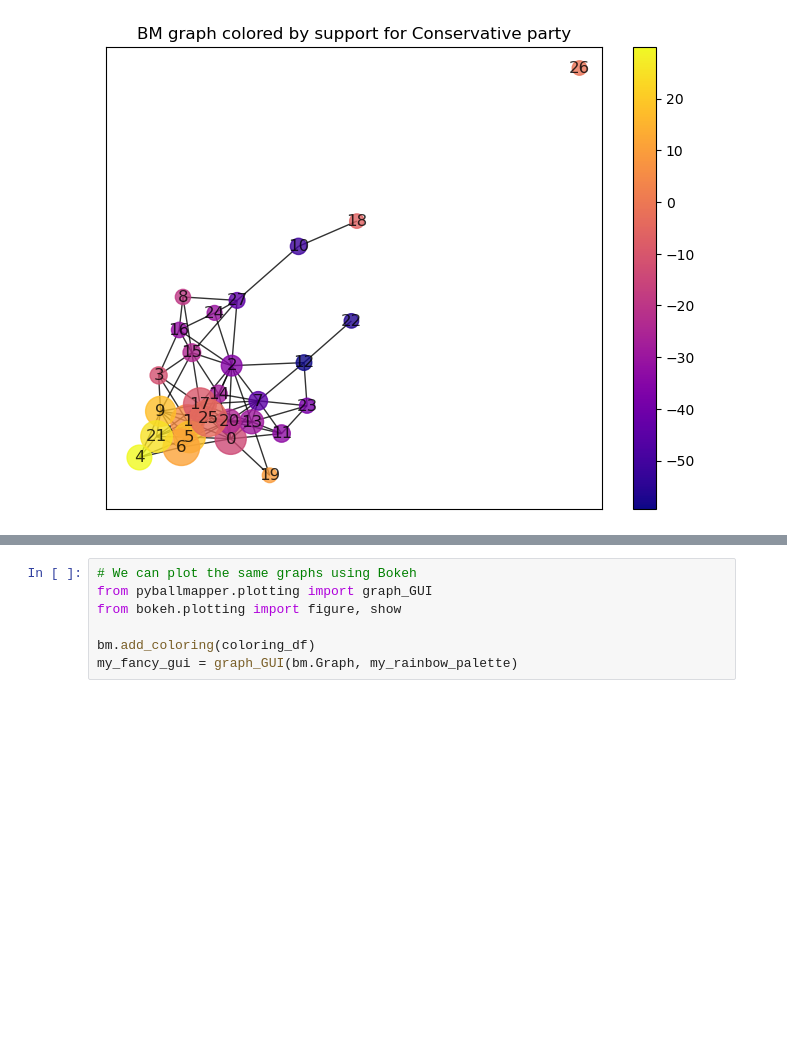
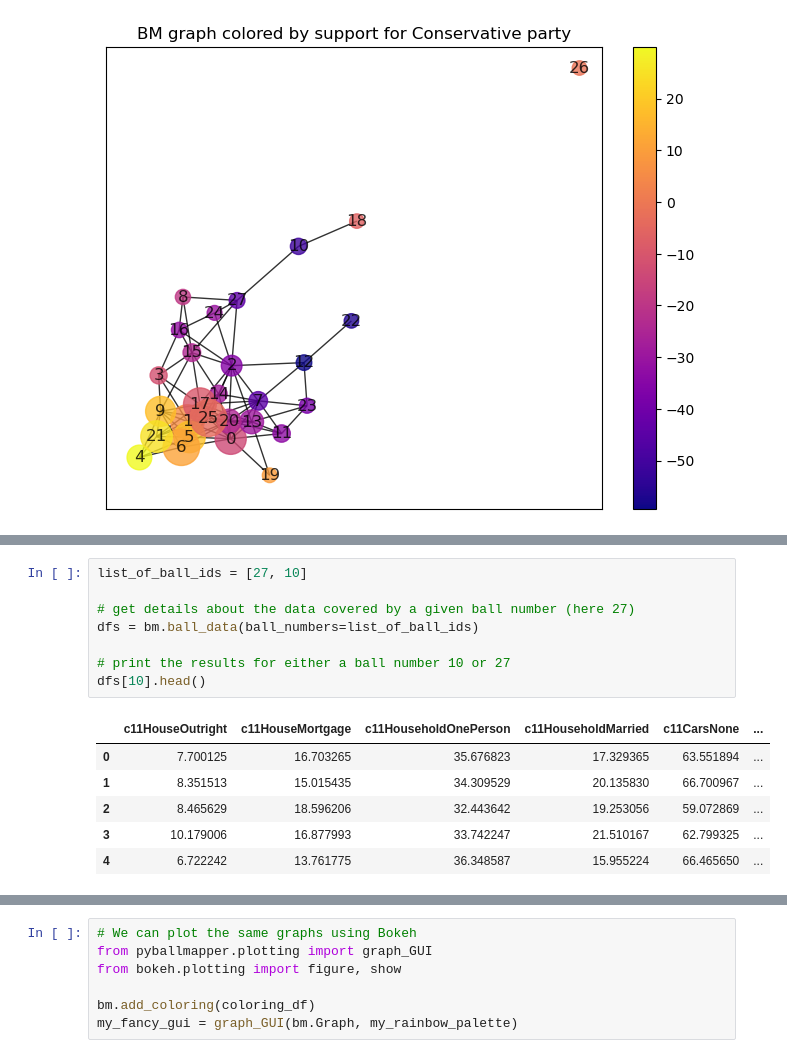
Before and after one commit to dioscuri-tda/pyBallMapper, a Jupyter notebook: notebooks/example_3_brexit.ipynb, the cells around one changed output, grey strips where cells are left out. Drawn from its saved outputs; the diff is of its cells as text; blank space fills up the shorter version.

```diff
--- a/notebooks/example_3_brexit.ipynb
+++ b/notebooks/example_3_brexit.ipynb
@@ -96,0 +114,15 @@ plt.show()
+# %%
+list_of_ball_ids = [27, 10]
+
+# get details about the data covered by a given ball number (here 27)
+dfs = bm.ball_data(ball_numbers=list_of_ball_ids)
+
+# print the results for either a ball number 10 or 27
+dfs[10].head()
+# %% [output]
+|  | c11HouseOutright | c11HouseMortgage | c11HouseholdOnePerson | c11HouseholdMarried | c11CarsNone | ... |
+| 0 | 7.700125 | 16.703265 | 35.676823 | 17.329365 | 63.551894 | ... |
+| 1 | 8.351513 | 15.015435 | 34.309529 | 20.135830 | 66.700967 | ... |
+| 2 | 8.465629 | 18.596206 | 32.443642 | 19.253056 | 59.072869 | ... |
+| 3 | 10.179006 | 16.877993 | 33.742247 | 21.510167 | 62.799325 | ... |
+| 4 | 6.722242 | 13.761775 | 36.348587 | 15.955224 | 66.465650 | ... |
```
Also changed, not shown: parts of 6 cells of this notebook, 2 other files.
